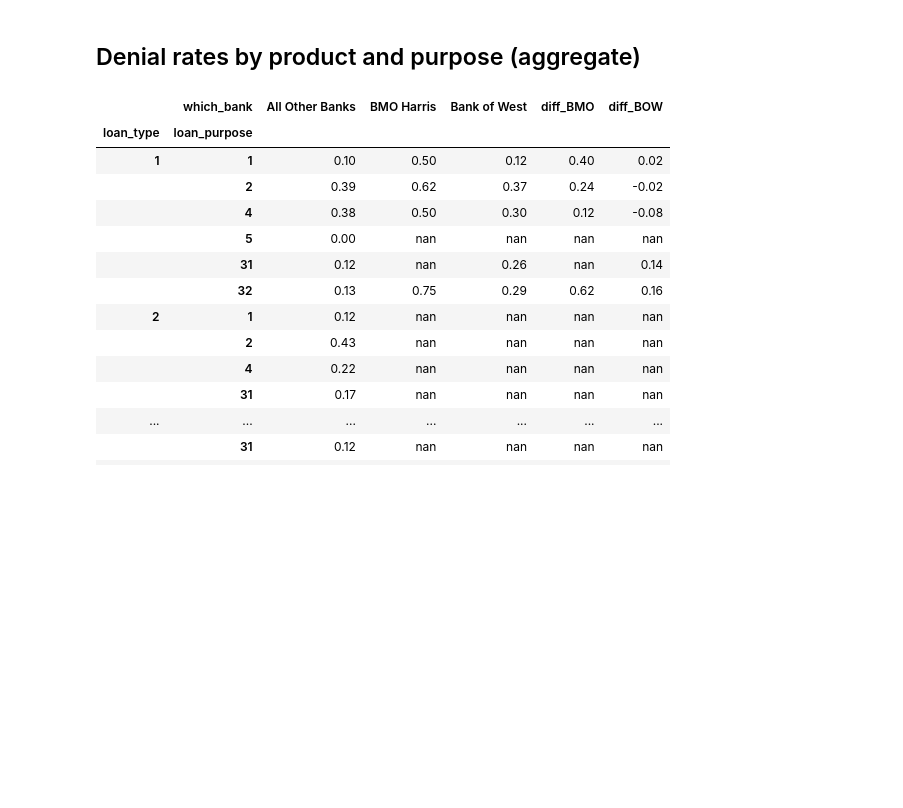
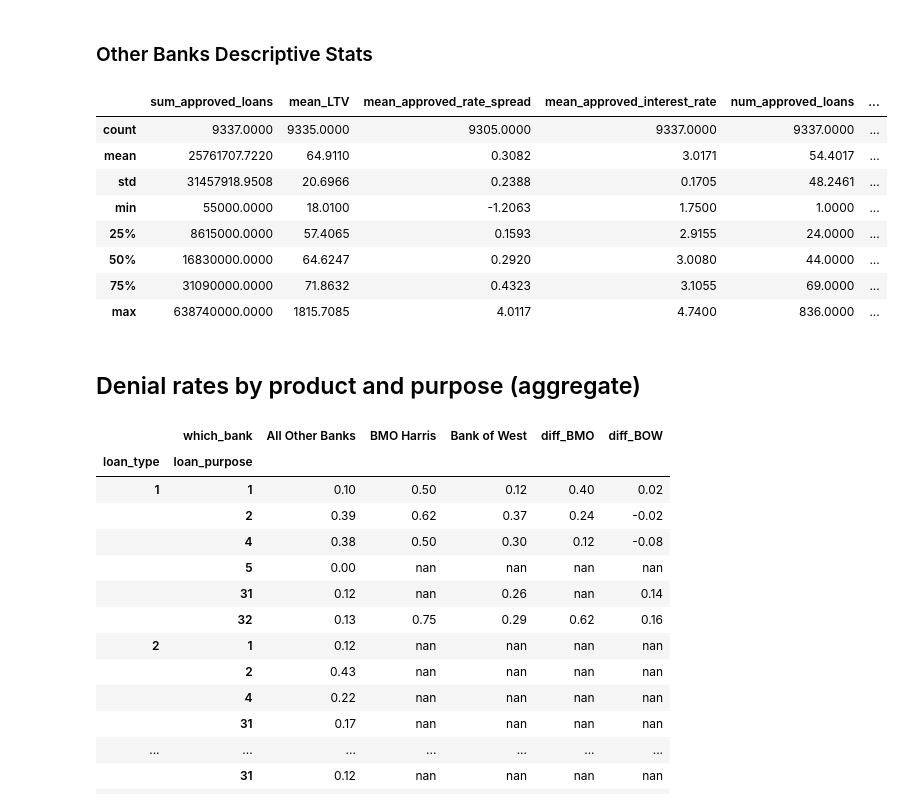
Before and after one commit to LeDataSciFi/FinTech-Capstone-2023, a Jupyter notebook: code/Descriptive_Statistics.ipynb, the cells around one changed output. Drawn from its saved outputs; the diff is of its cells as text; code cells hidden in the pictures; blank space fills up the shorter version.

```diff
--- a/code/Descriptive_Statistics.ipynb
+++ b/code/Descriptive_Statistics.ipynb
@@ -36,3 +49,20 @@ hmda['loan_purpose'] = hmda['loan_purpose'].map()
+# %% [markdown]
+### Other Banks Descriptive Stats
+# %%
+All = data[data['which_bank'] == 'All Other Banks']
+All_stats = All[important_vars].describe()
+All_stats1 = All_stats.applymap("{:.4f}".format)
+All_stats1
+# %% [output]
+|  | sum_approved_loans | mean_LTV | mean_approved_rate_spread | mean_approved_interest_rate | num_approved_loans | ... |
+| count | 9337.0000 | 9335.0000 | 9305.0000 | 9337.0000 | 9337.0000 | ... |
+| mean | 25761707.7220 | 64.9110 | 0.3082 | 3.0171 | 54.4017 | ... |
+| std | 31457918.9508 | 20.6966 | 0.2388 | 0.1705 | 48.2461 | ... |
+| min | 55000.0000 | 18.0100 | -1.2063 | 1.7500 | 1.0000 | ... |
+| 25% | 8615000.0000 | 57.4065 | 0.1593 | 2.9155 | 24.0000 | ... |
+| 50% | 16830000.0000 | 64.6247 | 0.2920 | 3.0080 | 44.0000 | ... |
+| 75% | 31090000.0000 | 71.8632 | 0.4323 | 3.1055 | 69.0000 | ... |
+| max | 638740000.0000 | 1815.7085 | 4.0117 | 4.7400 | 836.0000 | ... |
 # %% [markdown]
 ## Denial rates by product and purpose (aggregate)
 # %%
```
Also changed, not shown: parts of 30 cells of this notebook, 3 other files.
